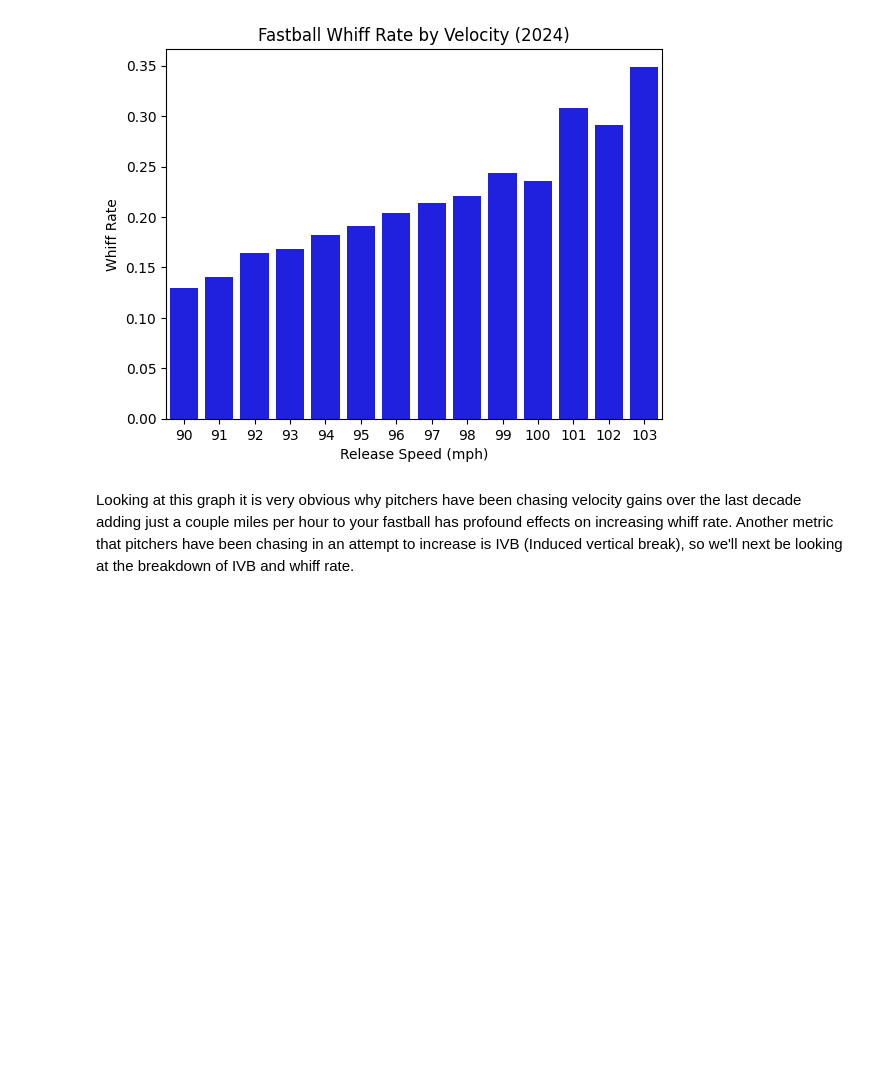
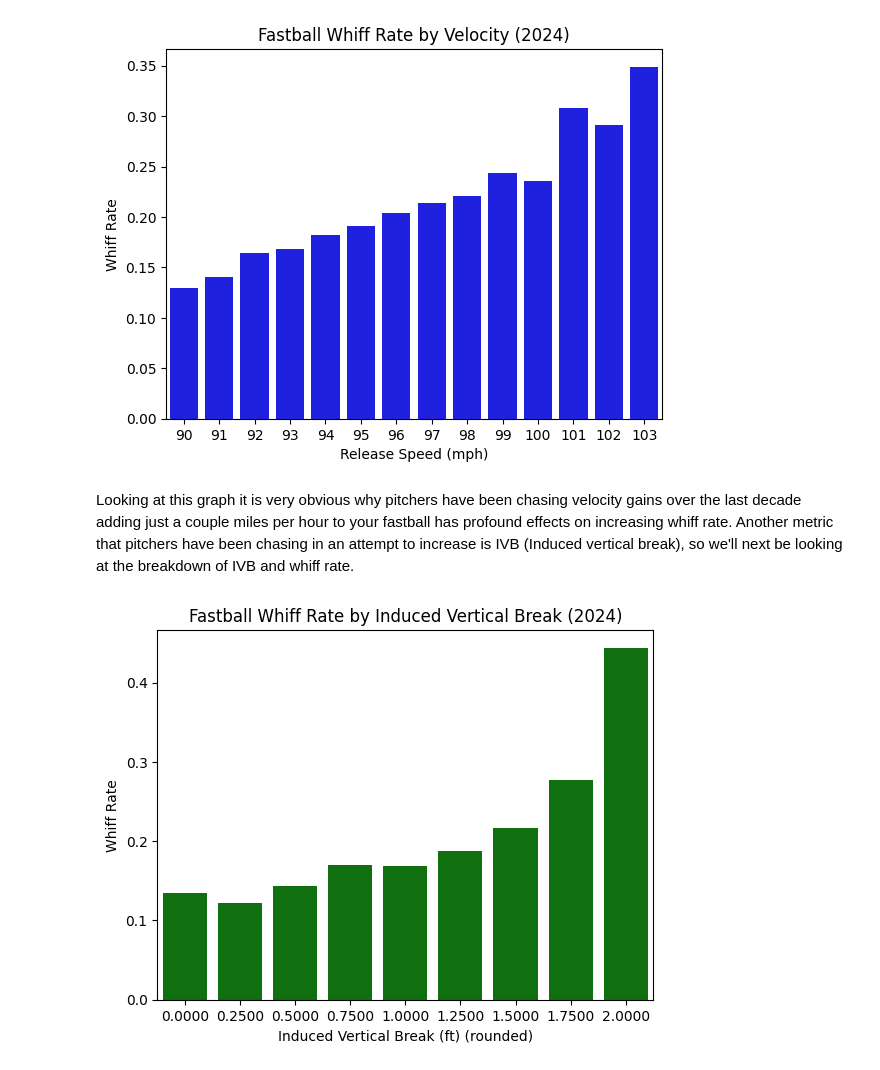
Before and after one commit to Ngilbert0807/Whiff-Analysis, a Jupyter notebook: Main Code/Report.ipynb, the cells around one changed output. Drawn from its saved outputs; the diff is of its cells as text; code cells hidden in the pictures; blank space fills up the shorter version.

```diff
--- a/Main Code/Report.ipynb
+++ b/Main Code/Report.ipynb
@@ -279,3 +279,28 @@ plt.show()
 [figure]
 # %% [markdown]
 Looking at this graph it is very obvious why pitchers have been chasing velocity gains over the last decade adding just a couple miles per hour to your fastball has profound effects on increasing whiff rate. Another metric that pitchers have been chasing in an attempt to increase is IVB (Induced vertical break), so we'll next be looking at the breakdown of IVB and whiff rate.
+# %%
+whiff_by_ivb= '''SELECT
+    ROUND(FLOOR(pfx_z * 4) / 4, 4) AS pfx_z_bin,
+    ROUND(AVG(CASE
+        WHEN description IN ('swinging_strike', 'swinging_strike_blocked') THEN 1
+        ELSE 0
+    END), 3) AS whiff_rate
+FROM statcast_2024
+WHERE pitch_type = 'FF'
+  AND description NOT IN ('ball', 'called_strike', 'hit_by_pitch')
+  AND release_speed > 90 AND pfx_z>0
+GROUP BY pfx_z_bin
+ORDER BY pfx_z_bin;
+'''
+connection=connecting()
+execute_query(connection, whiff_by_ivb)
+ivb=read_query(connection, whiff_by_ivb)
+ivb=pd.DataFrame(ivb, columns=['IVB (rounded)', 'whiff_rate'])
+sns.barplot(data=ivb, x='IVB (rounded)', y='whiff_rate', color='green')
+plt.title('Fastball Whiff Rate by Induced Vertical Break (2024)')
+plt.xlabel('Induced Vertical Break (ft) (rounded)')
+plt.ylabel('Whiff Rate')
+plt.show()
+# %% [output]
+[figure, added]
```
Also changed, not shown: parts of 2 cells of this notebook.
